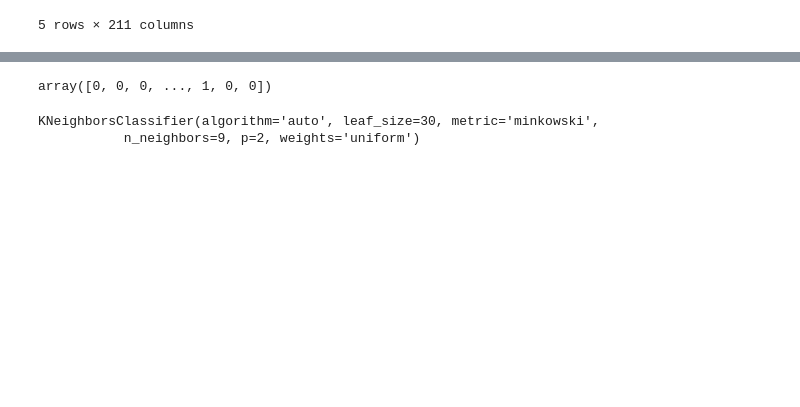
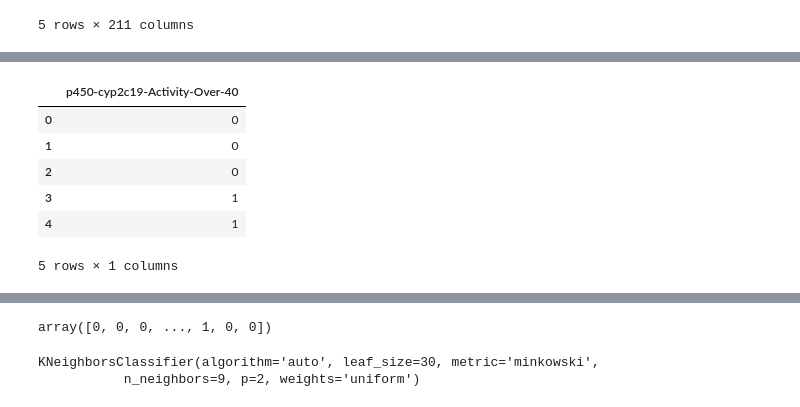
Before and after one commit to 5x5x5x5/kin, a Jupyter notebook: practice.ipynb, the cells around one changed output, grey strips where cells are left out. Saved outputs shown, nothing was run; the diff lists cells and outputs as text; code cells hidden in the pictures; blank space fills up the shorter version.

```diff
--- a/practice.ipynb
+++ b/practice.ipynb
@@ -338,0 +349,11 @@ datafr.head()
+# %%
+binned = datafr[list([6])]
+binned.head()
+# %% [output]
+|  | p450-cyp2c19-Activity-Over-40 |
+| 0 | 0 |
+| 1 | 0 |
+| 2 | 0 |
+| 3 | 1 |
+| 4 | 1 |
+5 rows × 1 columns
```
Also changed, not shown: parts of 22 cells of this notebook.
